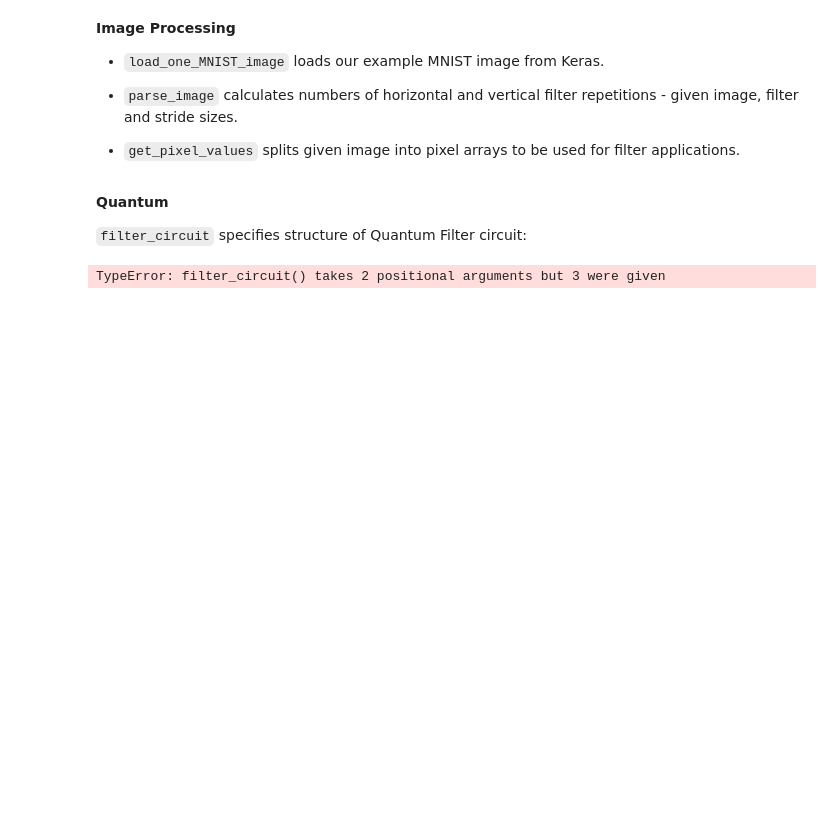
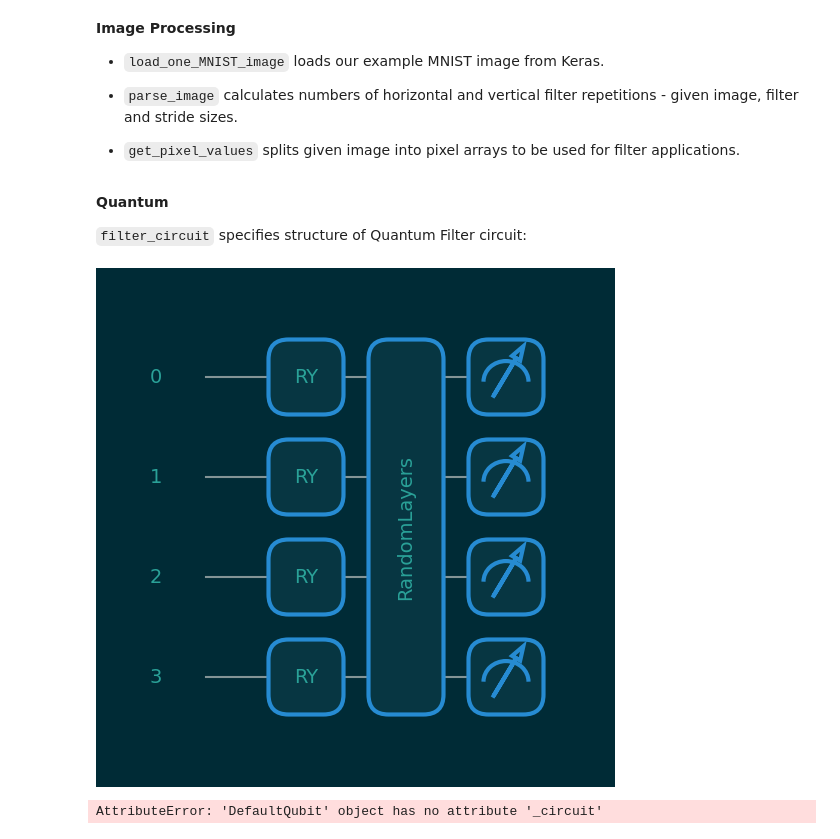
Before and after one commit to ogorodnikov/QHack2023, a Jupyter notebook: parallel_quanvolution.ipynb, the cells around one changed output. Saved outputs shown, nothing was run; the diff lists cells and outputs as text; code cells hidden in the pictures; blank space fills up the shorter version.

Commit message:
qc - add draw filter circuit

```diff
--- a/parallel_quanvolution.ipynb
+++ b/parallel_quanvolution.ipynb
@@ -556,12 +552,19 @@ To compose ranges of secondary parameters - that will be further used for creati
 
 `filter_circuit` specifies structure of Quantum Filter circuit:
 # %%
+def draw_circuit
+
 dev = qml.device("default.qubit", wires=4)
 
 filter_qnode = qml.QNode(filter_circuit, dev)
+
+pixel_values = np.random.random(size=(4,))
+random_layer_parameters = np.random.random(size=(4, 1))
+
+qml.draw_mpl(filter_qnode, style='solarized_dark')(pixel_values, random_layer_parameters);
+# %% [output]
+[figure, added]
-# %%
-pixel_values = np.random.random(size=())
-
-qml.draw_mpl(filter_qnode, style='solarized_dark')();
-# %% [output]
-TypeError: filter_circuit() takes 2 positional arguments but 3 were given
+# %%
+dev._circuit.draw(output="mpl")
+# %% [output]
+AttributeError: 'DefaultQubit' object has no attribute '_circuit'
```
Also changed, not shown: parts of 5 cells of this notebook, 1 other file.
